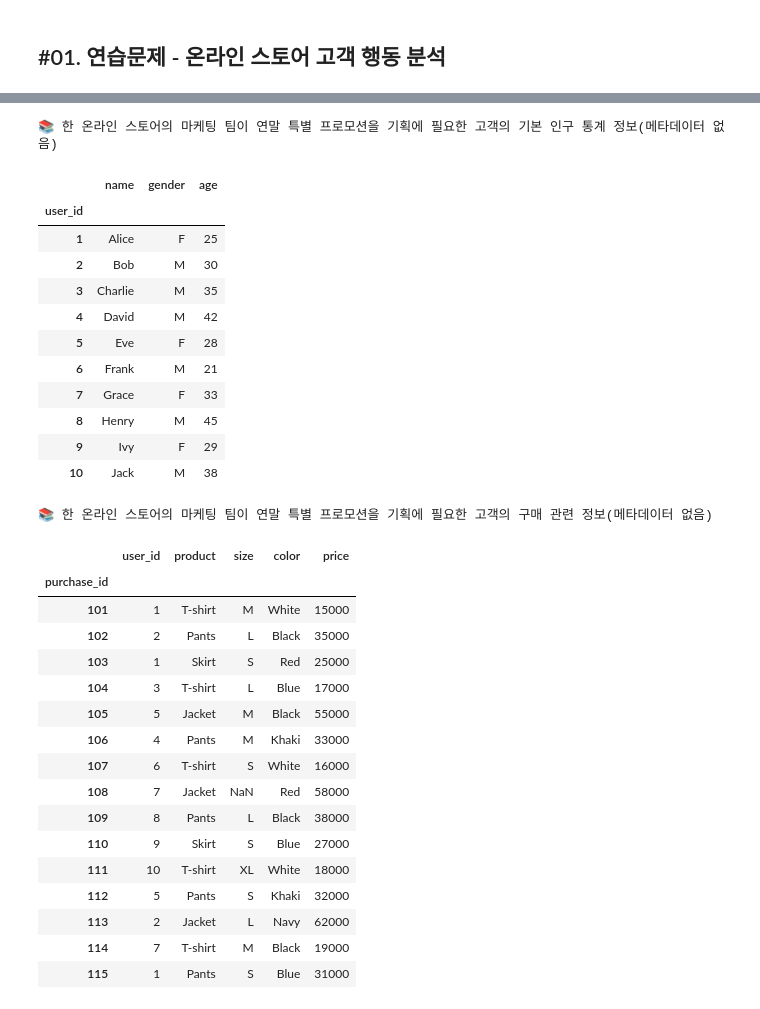
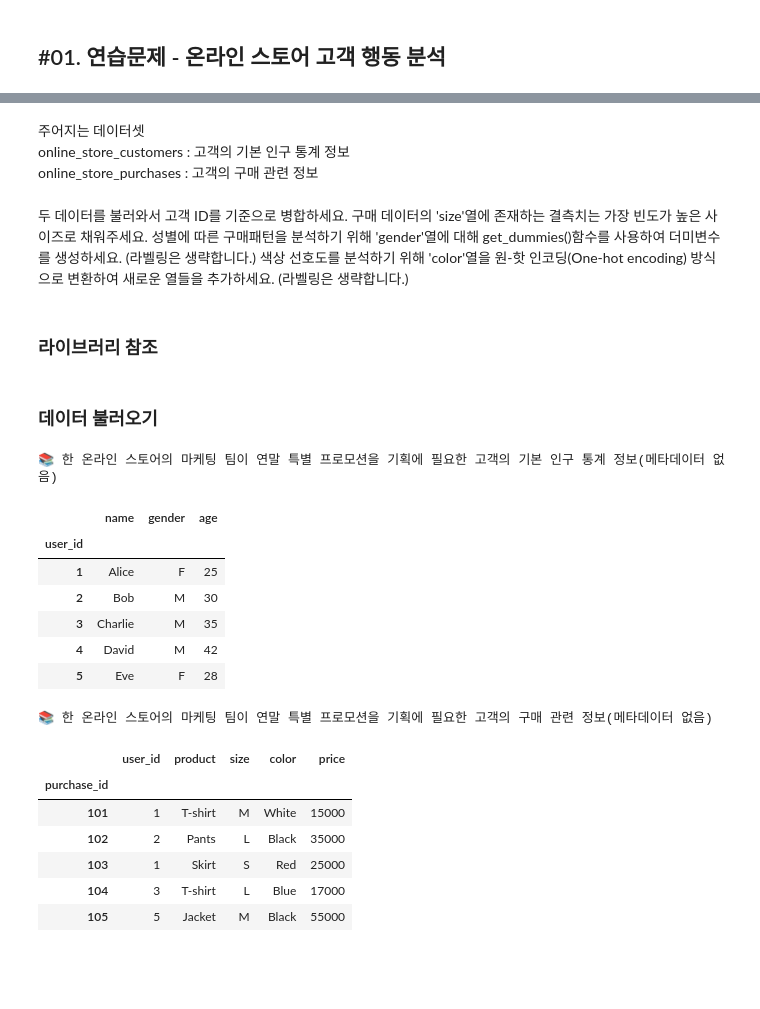
Before and after one commit to choi-yeonju/Python-Basics, a Jupyter notebook: [LAB-04] 데이터 다루기/[LAB-04] 데이터 다루기ㅣ10-더미변수(실습코드) yeonju.ipynb, the cells around one changed output, grey strips where cells are left out. Drawn from its saved outputs; the diff is of its cells as text; code cells hidden in the pictures; blank space fills up the shorter version.

```diff
--- a/[LAB-04] 데이터 다루기/[LAB-04] 데이터 다루기ㅣ10-더미변수(실습코드) yeonju.ipynb
+++ b/[LAB-04] 데이터 다루기/[LAB-04] 데이터 다루기ㅣ10-더미변수(실습코드) yeonju.ipynb
@@ -323,0 +335,11 @@ one_hot_df.head()
+# %% [markdown]
+주어지는 데이터셋 \
+online_store_customers : 고객의 기본 인구 통계 정보 \
+online_store_purchases : 고객의 구매 관련 정보
+# %% [markdown]
+두 데이터를 불러와서 고객 ID를 기준으로 병합하세요.
+구매 데이터의 'size'열에 존재하는 결측치는 가장 빈도가 높은 사이즈로 채워주세요.
+성별에 따른 구매패턴을 분석하기 위해 'gender'열에 대해 get_dummies()함수를 사용하여 더미변수를 생성하세요. (라벨링은 생략합니다.)
+색상 선호도를 분석하기 위해 'color'열을 원-핫 인코딩(One-hot encoding) 방식으로 변환하여 새로운 열들을 추가하세요. (라벨링은 생략합니다.)
+# %% [markdown]
+### 라이브러리 참조
@@ -324,6 +352,8 @@ one_hot_df.head()
+# %% [markdown]
+### 데이터 불러오기
 # %%
 customers_df = load_data('online_store_customers')
-customers_df
+customers_df.head()
 # %% [output]
 📚 한 온라인 스토어의 마케팅 팀이 연말 특별 프로모션을 기획에 필요한 고객의 기본 인구 통계 정보(메타데이터 없음)
 |  | name | gender | age |
@@ -333,30 +363,15 @@ customers_df
 | 3 | Charlie | M | 35 |
 | 4 | David | M | 42 |
 | 5 | Eve | F | 28 |
-| 6 | Frank | M | 21 |
-| 7 | Grace | F | 33 |
-| 8 | Henry | M | 45 |
-| 9 | Ivy | F | 29 |
-| 10 | Jack | M | 38 |
 # %%
 purchases_df = load_data('online_store_purchases')
-purchases_df
+purchases_df.head()
 # %% [output]
 📚 한 온라인 스토어의 마케팅 팀이 연말 특별 프로모션을 기획에 필요한 고객의 구매 관련 정보(메타데이터 없음)
 |  | user_id | product | size | color | price |
 | purchase_id |  |  |  |  |  |
 | 101 | 1 | T-shirt | M | White | 15000 |
 | 102 | 2 | Pants | L | Black | 35000 |
 | 103 | 1 | Skirt | S | Red | 25000 |
 | 104 | 3 | T-shirt | L | Blue | 17000 |
 | 105 | 5 | Jacket | M | Black | 55000 |
-| 106 | 4 | Pants | M | Khaki | 33000 |
-| 107 | 6 | T-shirt | S | White | 16000 |
-| 108 | 7 | Jacket | NaN | Red | 58000 |
-| 109 | 8 | Pants | L | Black | 38000 |
-| 110 | 9 | Skirt | S | Blue | 27000 |
-| 111 | 10 | T-shirt | XL | White | 18000 |
-| 112 | 5 | Pants | S | Khaki | 32000 |
-| 113 | 2 | Jacket | L | Navy | 62000 |
-| 114 | 7 | T-shirt | M | Black | 19000 |
-| 115 | 1 | Pants | S | Blue | 31000 |
```
Also changed, not shown: parts of 16 cells of this notebook, 4 other files.
